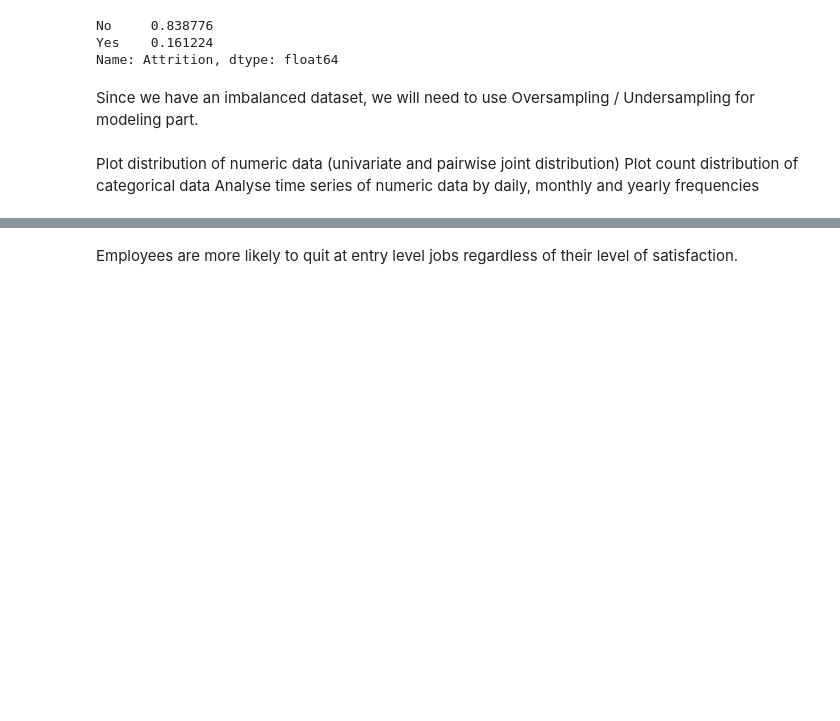
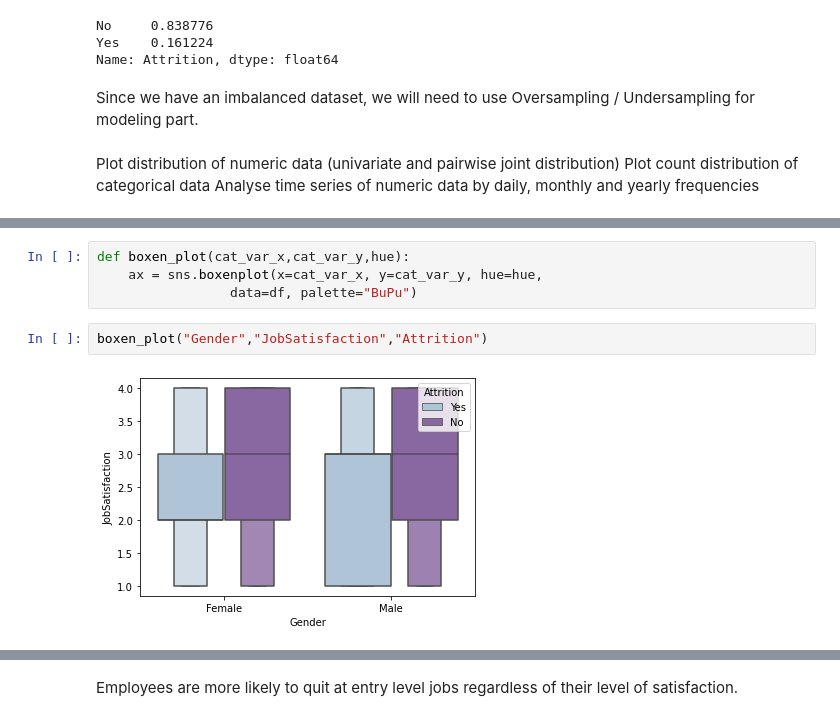
Before and after one commit to vita-levytska/HR-Analytics, a Jupyter notebook: HR-Analytics.ipynb, the cells around one changed output, grey strips where cells are left out. Saved outputs shown, nothing was run; the diff lists cells and outputs as text; blank space fills up the shorter version.

```diff
--- a/HR-Analytics.ipynb
+++ b/HR-Analytics.ipynb
@@ -158,0 +184,8 @@ Analyse time series of numeric data by daily, monthly and yearly frequencies
+# %%
+def boxen_plot(cat_var_x,cat_var_y,hue):
+    ax = sns.boxenplot(x=cat_var_x, y=cat_var_y, hue=hue,
+                 data=df, palette="BuPu")
+# %%
+boxen_plot("Gender","JobSatisfaction","Attrition")
+# %% [output]
+[figure, added]
```
Also changed, not shown: parts of 69 cells of this notebook.
